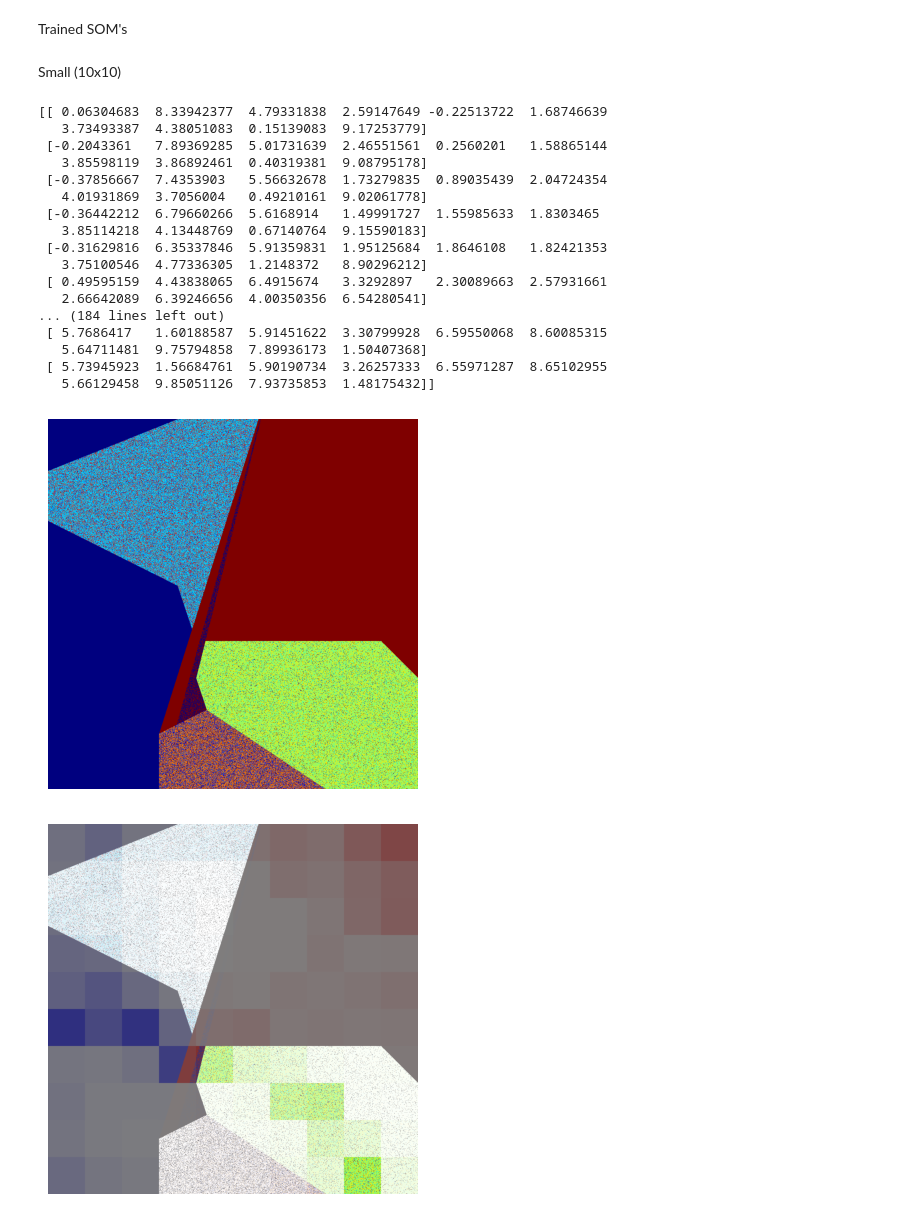
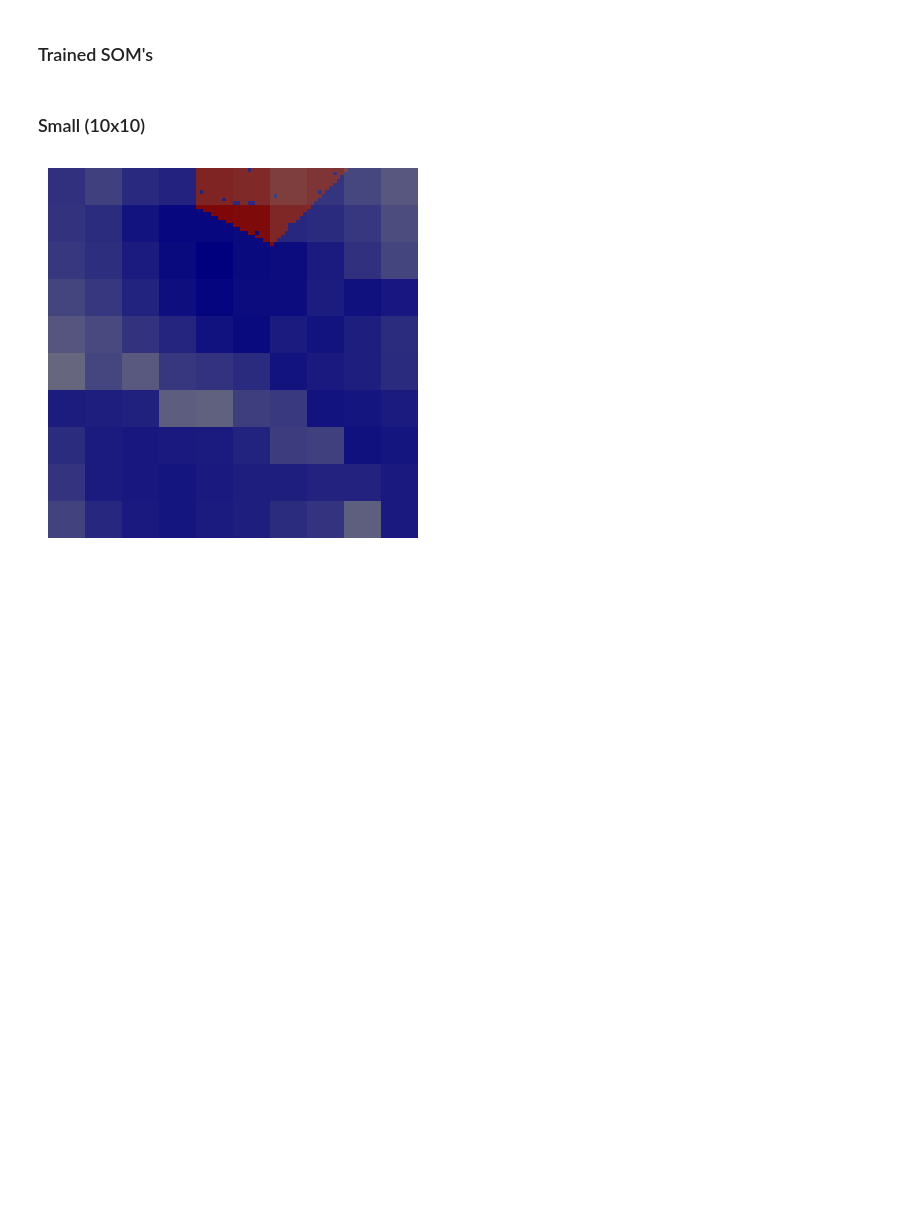
Before and after one commit to marlederer/PySOMVis_Coding_I_2023, a Jupyter notebook: PySOMVis/coding_assignment.ipynb, the cells around one changed output. Drawn from its saved outputs; the diff is of its cells as text; code cells hidden in the pictures; blank space fills up the shorter version.

```diff
--- a/PySOMVis/coding_assignment.ipynb
+++ b/PySOMVis/coding_assignment.ipynb
@@ -432,2 +417,10 @@ Dataset 1: Iris
 # %%
-c = Chessboard(weights['ydim'], weights['ydim'], weights['arr'], idata['arr'], classes['arr'][:,1], 4, high_dpi, voronoi, chessboard, interpolation, saturationIntensity)
+interpolation = False
+chessboard = True
+high_dpi = False
+voronoi = False
+saturationIntensity = 0.8
+matrix = ["default","UMatrix","PMatrix","SDH","UStarMatrix"]
+
+c = Chessboard(weights['ydim'], weights['ydim'], weights['arr'], idata['arr'], classes['arr'][:,1], 4,
+               high_dpi, voronoi, chessboard, interpolation, saturationIntensity, matrix[0])
@@ -454,46 +429,25 @@ Dataset 2: Chainlink
 # %% [markdown]
-Trained SOM's
+### Trained SOM's
 # %%
-som_small = MiniSom(10, 10, dim_train)
-som_small.train(idata_train['arr'], 10000)
+som_small = MiniSom(10, 10, dim_chainlink)
+som_small.train(idata_chainlink['arr'], 100_000)
 
-som_medium = MiniSom(18, 12, dim_train, sigma=7, learning_rate=0.7)
-som_medium.train(idata_train['arr'], 10000)
+#som_medium = MiniSom(18, 12, dim_train, sigma=1.5)
+#som_medium.train(idata_train['arr'], 10000)
 
-som_large = MiniSom(100, 60, dim_train)
-som_large.train(idata_train['arr'], 10000)
+som_large = MiniSom(100, 60, dim_chainlink)
+som_large.train(idata_chainlink['arr'], 10_000)
 # %% [markdown]
-Small (10x10)
+### Small (10x10)
 # %%
-#print("hey",som_small._weights)
-#print(som_large._weights)
-print(weights_train["arr"])
+c = Chessboard(10, 10, som_small._weights, idata_chainlink['arr'], classes_chainlink['arr'][:,1],
+               dim_chainlink, high_dpi, voronoi, chessboard, interpolation, saturationIntensity, matrix[2])
+
+#c = Chessboard(18, 12, som_medium._weights, idata_train['arr'], classes_train['arr'][:,1],
+                #dim_train, high_dpi, voronoi, chessboard, interpolation, saturationIntensity, matrix[2])
 
 
-c = Chessboard(10, 10, som_small._weights, idata_train['arr'], classes_train['arr'][:,1], dim_train, high_dpi, voronoi, chessboard, interpolation, saturationIntensity)
-
-c = Chessboard(18, 12, som_medium._weights, idata_train['arr'], classes_train['arr'][:,1], dim_train, high_dpi, voronoi, chessboard, interpolation, saturationIntensity)
-
-c = Chessboard(100, 60, som_large._weights, idata_train['arr'], classes_train['arr'][:,1], dim_train, high_dpi, voronoi, chessboard, interpolation, saturationIntensity)
-
-c = Chessboard(weights_train["ydim"], weights_train["ydim"], weights_train["arr"], idata_train['arr'], classes_train['arr'][:,1], dim_train, high_dpi, voronoi, chessboard, interpolation, saturationIntensity)
+#c = Chessboard(weights_train["ydim"], weights_train["ydim"], weights_train["arr"], idata_train['arr'],
+#               classes_train['arr'][:,1], dim_train, high_dpi, voronoi, chessboard, interpolation, saturationIntensity, matrix[2])
 # %% [output]
-[[ 0.06304683  8.33942377  4.79331838  2.59147649 -0.22513722  1.68746639
-   3.73493387  4.38051083  0.15139083  9.17253779]
- [-0.2043361   7.89369285  5.01731639  2.46551561  0.2560201   1.58865144
-   3.85598119  3.86892461  0.40319381  9.08795178]
- [-0.37856667  7.4353903   5.56632678  1.73279835  0.89035439  2.04724354
-   4.01931869  3.7056004   0.49210161  9.02061778]
- [-0.36442212  6.79660266  5.6168914   1.49991727  1.55985633  1.8303465
-   3.85114218  4.13448769  0.67140764  9.15590183]
- [-0.31629816  6.35337846  5.91359831  1.95125684  1.8646108   1.82421353
-   3.75100546  4.77336305  1.2148372   8.90296212]
- [ 0.49595159  4.43838065  6.4915674   3.3292897   2.30089663  2.57931661
-   2.66642089  6.39246656  4.00350356  6.54280541]
-... (184 lines left out)
- [ 5.7686417   1.60188587  5.91451622  3.30799928  6.59550068  8.60085315
-   5.64711481  9.75794858  7.89936173  1.50407368]
- [ 5.73945923  1.56684761  5.90190734  3.26257333  6.55971287  8.65102955
-   5.66129458  9.85051126  7.93735853  1.48175432]]
-[figure, old version]
+[figure, new version]
-[figure, removed]
```
Also changed, not shown: parts of 26 cells of this notebook.
